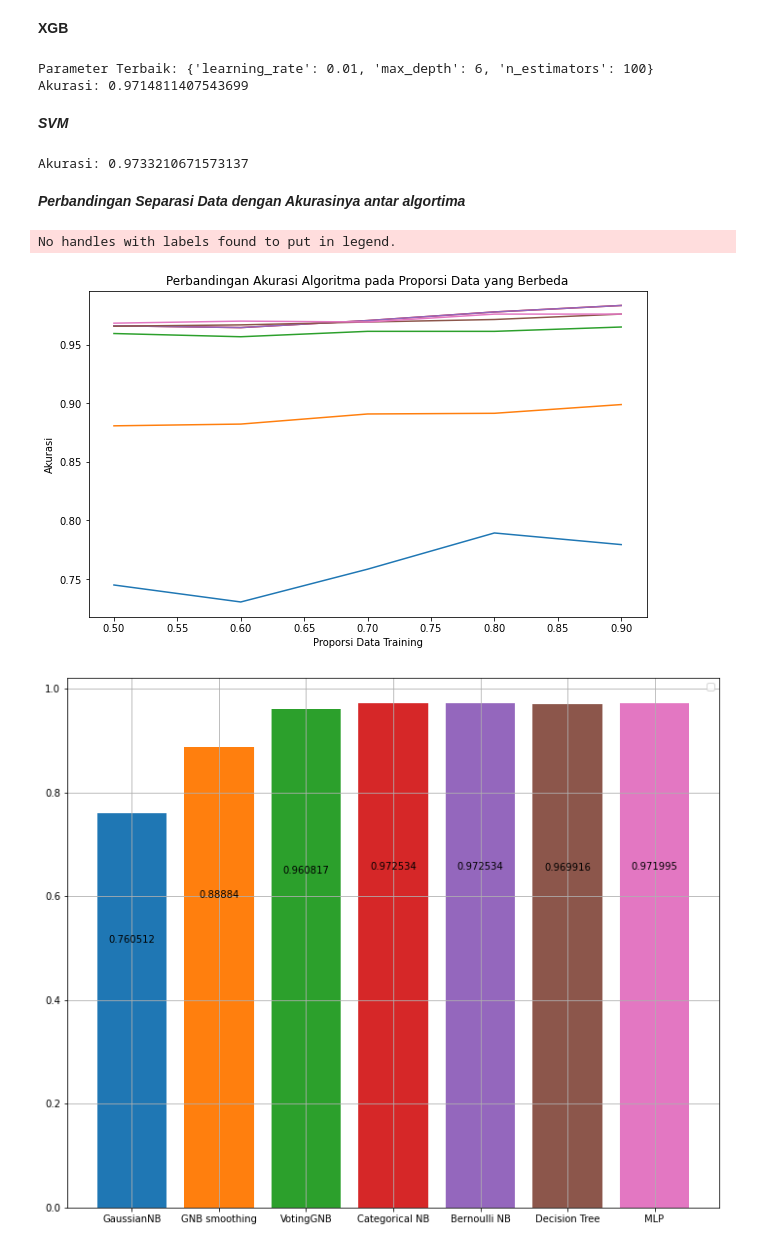
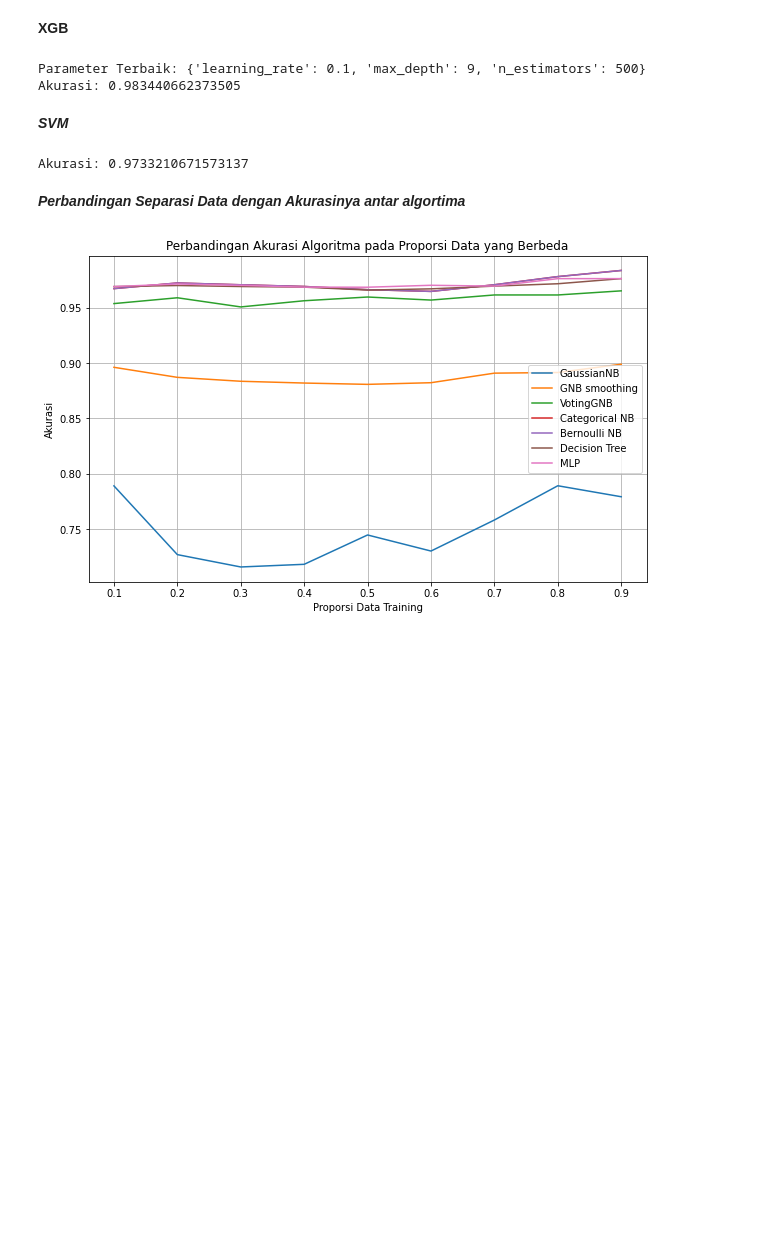
Before and after one commit to maulanazh15/data-mining, a Jupyter notebook: Data_Mining.ipynb, the cells around one changed output. Saved outputs shown, nothing was run; the diff lists cells and outputs as text; code cells hidden in the pictures; blank space fills up the shorter version.

Commit message:
Update Data mining revisi

```diff
--- a/Data_Mining.ipynb
+++ b/Data_Mining.ipynb
@@ -20,7 +24,5 @@ Mounted at /content/drive/
+# %%
+# Load dataset
+dataset = pd.read_csv('Covid Dataset.csv')
 # %% [markdown]
 Melihat Dataset Teratas
-# %%
-# Load dataset
-dataset = pd.read_csv('/content/drive/MyDrive/Project_Data_Mining/Covid_Dataset.csv')
-
-dataset.head()
@@ -681,16 +714,17 @@ y_pred = grid_search.predict(X_test)
 accuracy = accuracy_score(y_test, y_pred)
 print("Akurasi:", accuracy)
 # %% [output]
-Parameter Terbaik: {'learning_rate': 0.01, 'max_depth': 6, 'n_estimators': 100}
-Akurasi: 0.9714811407543699
+Parameter Terbaik: {'learning_rate': 0.1, 'max_depth': 9, 'n_estimators': 500}
+Akurasi: 0.983440662373505
 # %% [markdown]
-***SVM***
+**_SVM_**
 # %%
 from sklearn.svm import SVC
 from sklearn.metrics import accuracy_score
 
 # Membagi data menjadi data latih dan data uji
-X_train, X_test, y_train, y_test = train_test_split(X_selected, y, test_size=0.2, random_state=42)
+X_train, X_test, y_train, y_test = train_test_split(
+    X_selected, y, test_size=0.2, random_state=42)
 
 # Membangun model SVM
 svm_model = SVC(kernel='linear')
@@ -705,7 +739,7 @@ print("Akurasi:", accuracy)
 # %% [output]
 Akurasi: 0.9733210671573137
 # %% [markdown]
-***Perbandingan Separasi Data dengan Akurasinya antar algortima***
+**_Perbandingan Separasi Data dengan Akurasinya antar algortima_**
 # %%
 import numpy as np
 import matplotlib.pyplot as plt
@@ -744,47 +778,46 @@ X_selected = skb.fit_transform(X, y)
 
 # Daftar algoritma yang akan diuji
 algorithms = {
-    'GaussianNB' : GaussianNB(),
-    'GNB smoothing' : GaussianNB(var_smoothing=0.0001),
-    'VotingGNB' : voting_model,
-    'Categorical NB':CategoricalNB(alpha=0.0001),
+    'GaussianNB': GaussianNB(),
+    'GNB smoothing': GaussianNB(var_smoothing=0.0001),
+    'VotingGNB': voting_model,
+    'Categorical NB': CategoricalNB(alpha=0.0001),
     'Bernoulli NB': BernoulliNB(alpha=0.0001),
     'Decision Tree': DecisionTreeClassifier(criterion='entropy'),
-    'MLP' : MLPClassifier(hidden_layer_sizes=(100, 60),
-                      activation='relu', solver='adam', random_state=42),
+    'MLP': MLPClassifier(hidden_layer_sizes=(100, 60),
+                         activation='relu', solver='adam', random_state=42),
 }
 
 # Daftar proporsi pemisahan data yang akan diuji
-train_sizes = [0.5, 0.6, 0.7, 0.8, 0.9]
+train_sizes = [0.1,0.2,0.3,0.4,0.5, 0.6, 0.7, 0.8, 0.9]
 
 # Inisialisasi dictionary untuk menyimpan akurasi masing-masing algoritma
 accuracy_scores = {algorithm: [] for algorithm in algorithms}
 
 # Lakukan pemisahan data dan evaluasi untuk setiap proporsi
 for train_size in train_sizes:
-    X_train, X_test, y_train, y_test = train_test_split(X_selected, y, train_size=train_size, random_state=42)
+    X_train, X_test, y_train, y_test = train_test_split(
+        X_selected, y, train_size=train_size, random_state=42)
 
     for algorithm_name, algorithm in algorithms.items():
         algorithm.fit(X_train, y_train)
         y_pred = algorithm.predict(X_test)
         accuracy = accuracy_score(y_test, y_pred)
         accuracy_scores[algorithm_name].append(accuracy)
 
 # Gambar grafik hasil perbandingan akurasi
 plt.figure(figsize=(10, 6))
 
 for algorithm_name, accuracies in accuracy_scores.items():
     plt.plot(train_sizes, accuracies, label=algorithm_name)
 
 plt.title('Perbandingan Akurasi Algoritma pada Proporsi Data yang Berbeda')
 plt.xlabel('Proporsi Data Training')
 plt.ylabel('Akurasi')
 plt.legend()
 plt.grid(True)
 plt.show()
 # %% [output]
-No handles with labels found to put in legend.
-[figure, old version]
+[figure, new version]
-[figure, removed]
 # %%
 # Menghitung rata-rata akurasi tiap algoritma
```
Also changed, not shown: parts of 27 cells of this notebook, 2 other files.
